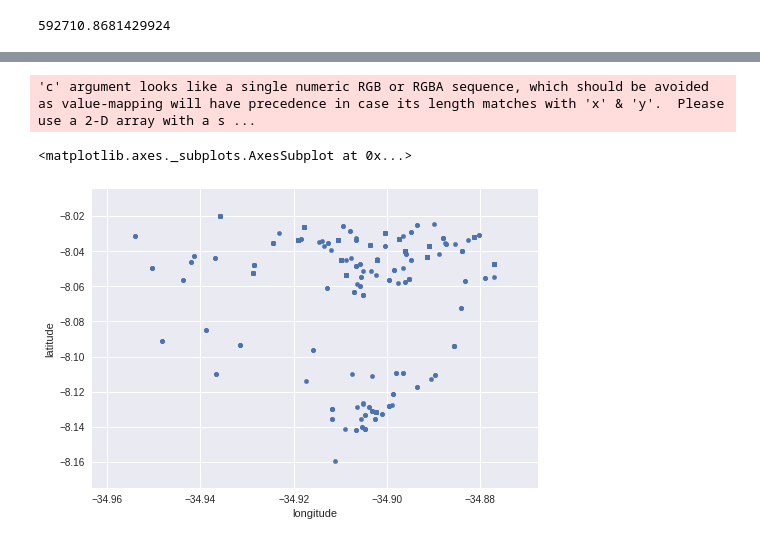
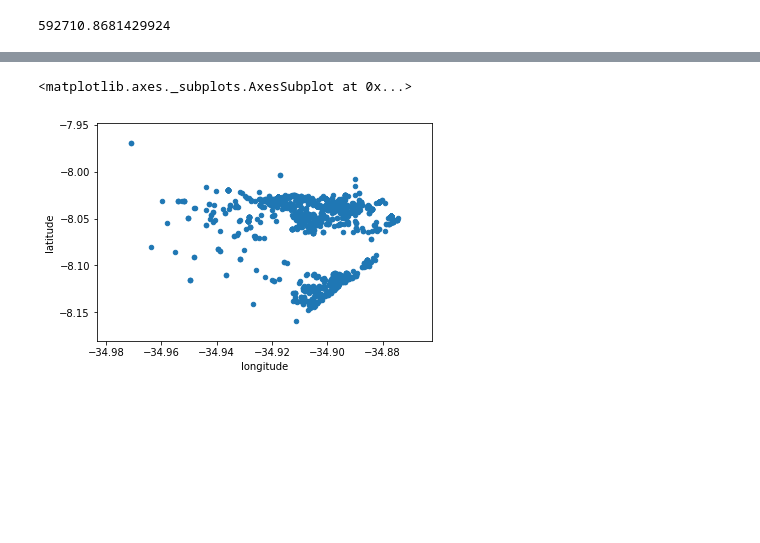
Before and after one commit to ProfLuciano/cd, a Jupyter notebook: notebooks/stats_desc.ipynb, the cells around one changed output, grey strips where cells are left out. Saved outputs shown, nothing was run; the diff lists cells and outputs as text; code cells hidden in the pictures; blank space fills up the shorter version.

```diff
--- a/notebooks/stats_desc.ipynb
+++ b/notebooks/stats_desc.ipynb
@@ -14,0 +33,6 @@ houses.head()
+# %%
+# Adicionando coluna para aluguel e venda
+houses['operation'] = 'sell'
+houses.loc[(houses['price'] > 100) & (houses['price'] < 30000),'operation'] = 'rent'
+houses = houses.drop(['log_price'], axis=1)
+houses.head()
@@ -19,2 +63,0 @@ houses.shape
-# %%
-houses = houses.dropna(axis=0)
@@ -64,3 +119,0 @@ houses['price'].hist()
-# %%
-from numpy import log
-houses['log_price'] = log(houses['price'])
@@ -102,0 +120,2 @@ new_houses.cov()
+# %%
+houses['price_square_meter'] = houses['price']/houses['area']
@@ -109,6 +250,5 @@ new_houses.plot.scatter(x='bathrooms',y='area')
 # %%
-new_houses.plot.scatter(x='longitude',y='latitude')
+houses.plot.scatter(x='longitude',y='latitude')
 # %% [output]
-'c' argument looks like a single numeric RGB or RGBA sequence, which should be avoided as value-mapping will have precedence in case its length matches with 'x' & 'y'.  Please use a 2-D array with a s ...
+<matplotlib.axes._subplots.AxesSubplot at 0x...>
-<matplotlib.axes._subplots.AxesSubplot at 0x...>
-[figure, old version]
+[figure, new version]
```
Also changed, not shown: parts of 33 cells of this notebook.
